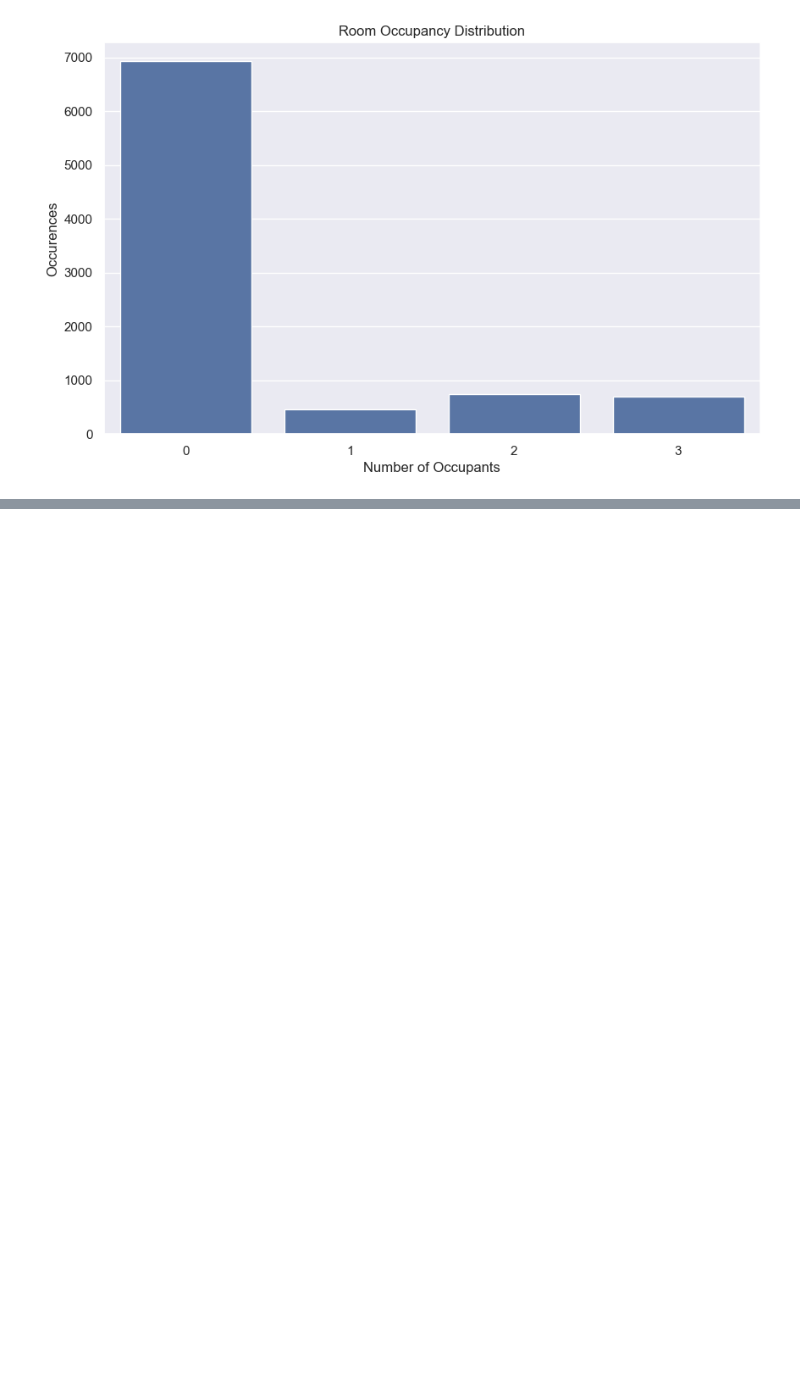
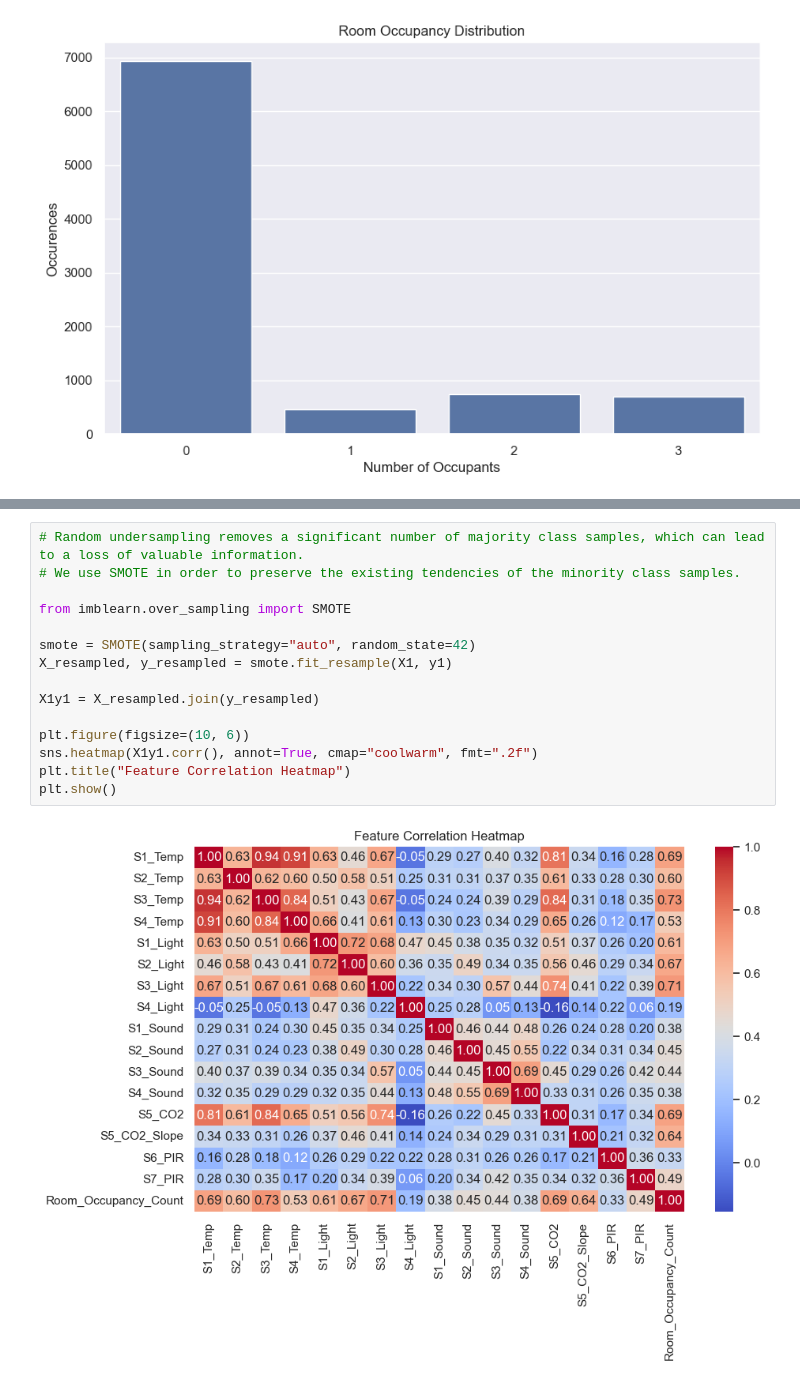
Before and after one commit to errorcodecritical/JupyterML, a Jupyter notebook: Challenge.ipynb, the cells around one changed output, grey strips where cells are left out. Drawn from its saved outputs; the diff is of its cells as text; blank space fills up the shorter version.

```diff
--- a/Challenge.ipynb
+++ b/Challenge.ipynb
@@ -195,0 +257,17 @@ dtype: int64
+# %%
+# Random undersampling removes a significant number of majority class samples, which can lead to a loss of valuable information.
+# We use SMOTE in order to preserve the existing tendencies of the minority class samples.
+
+from imblearn.over_sampling import SMOTE
+
+smote = SMOTE(sampling_strategy="auto", random_state=42)
+X_resampled, y_resampled = smote.fit_resample(X1, y1)
+
+X1y1 = X_resampled.join(y_resampled)
+
+plt.figure(figsize=(10, 6))
+sns.heatmap(X1y1.corr(), annot=True, cmap="coolwarm", fmt=".2f")
+plt.title("Feature Correlation Heatmap")
+plt.show()
+# %% [output]
+[figure, added]
```
Also changed, not shown: parts of 6 cells of this notebook.
